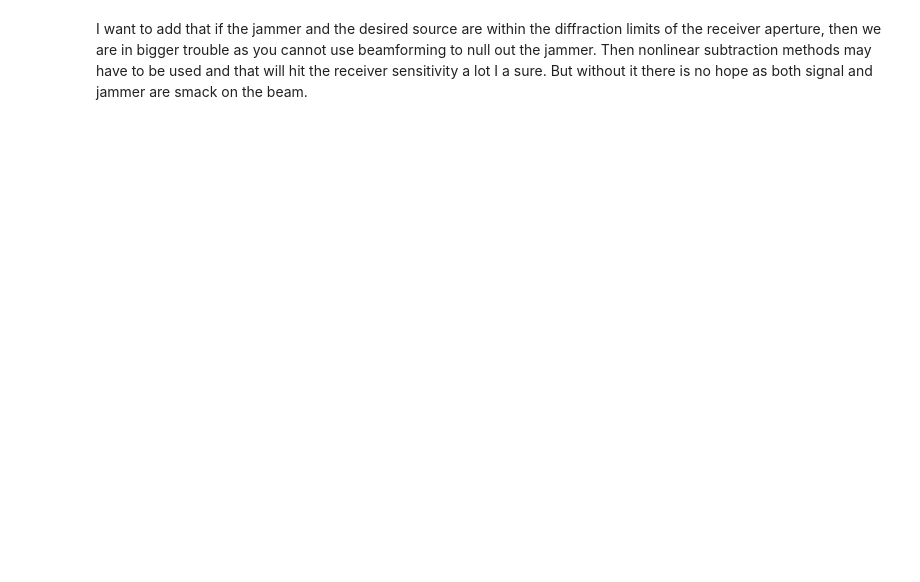
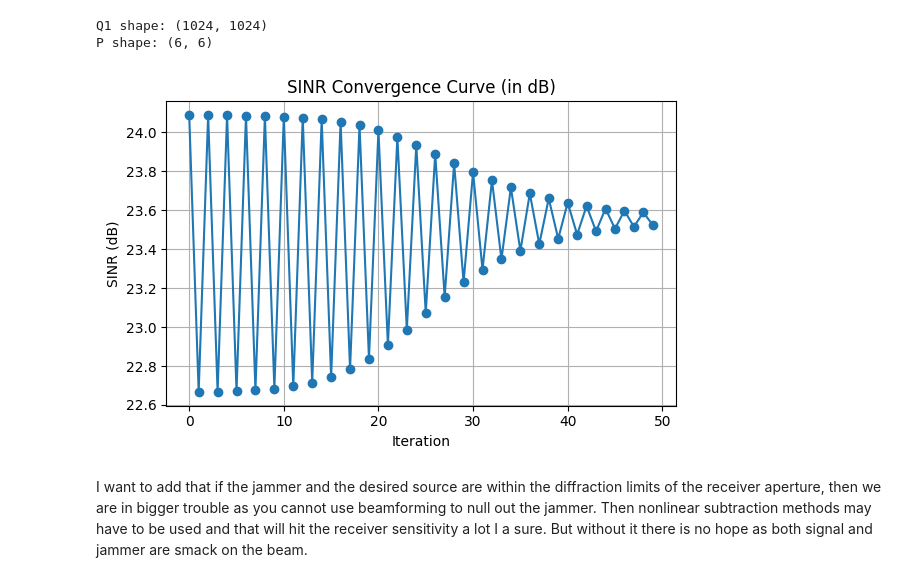
Before and after one commit to SJ00425/NTN-Anti-Jamming, a Jupyter notebook: test.ipynb, the cells around one changed output. Cells and saved outputs as stored; diff of their text form; code cells hidden in the pictures; blank space fills up the shorter version.

```diff
--- a/test.ipynb
+++ b/test.ipynb
@@ -182,8 +80,8 @@ jam_rows = 32
 jam_cols = 32
 jam_antennas = jam_cols*jam_rows
 
-sat_rows = 1
-sat_cols = 1
+sat_rows = 2
+sat_cols = 2
 sat_antennas = sat_cols*sat_rows
 
 tx_rows = 32
@@ -275,5 +173,5 @@ paths = p_solver(scene=scene,
 
 a_jam, tau_jam = paths.cir(normalize_delays=False, out_type="numpy")
 
-H0 = a_tx[:, 0, 0, :, 0, 0]
-H1 = a_jam[:, 0, 0, :, 0, 0]
+H0 = a_tx[:, 0, 0, :, 0, 0]  # [N_sat, N_antennas_TX]
+H1 = a_jam[:, 0, 0, :, 0, 0]  # [N_sat, N_antennas_Jam]
@@ -339,19 +246,24 @@ noise_power_watt = k * bandwidth * GT_linear_inv * La_linear
 Tx_power_watt = 10 ** ((tx_power_dbm  - 30)/ 10)
 jam_power_watt = 10 ** ((jam_power_dbm  - 30)/ 10)
 # %%
-w0_opt, w1_opt, snr, snr_curve = jam_tx_game(H0, H1, noise_power_watt, Tx_power_watt, jam_power_watt,its=50)
+w0_opt, w1_opt, snr, snr_curve = run_jamming_game(a_tx, a_jam, noise_power_watt, Tx_power_watt, jam_power_watt,its=50)
+# %% [output]
+Q1 shape: (1024, 1024)
+P shape: (6, 6)
 # %%
 import matplotlib.pyplot as plt
-snr_db = 10 * np.log10(np.array(snr_curve).squeeze())
+snr_db = (np.array(snr_curve).squeeze())
 
 plt.figure(figsize=(6, 4))
 plt.plot(snr_db, marker='o')
 plt.xlabel("Iteration")
 plt.ylabel("SINR (dB)")
 plt.title("SINR Convergence Curve (in dB)")
 plt.grid(True)
 plt.tight_layout()
 plt.show()
+# %% [output]
+[figure, added]
 # %%
 import numpy as np
 import cvxpy as cp
```
Also changed, not shown: parts of 8 cells of this notebook, 2 other files.
